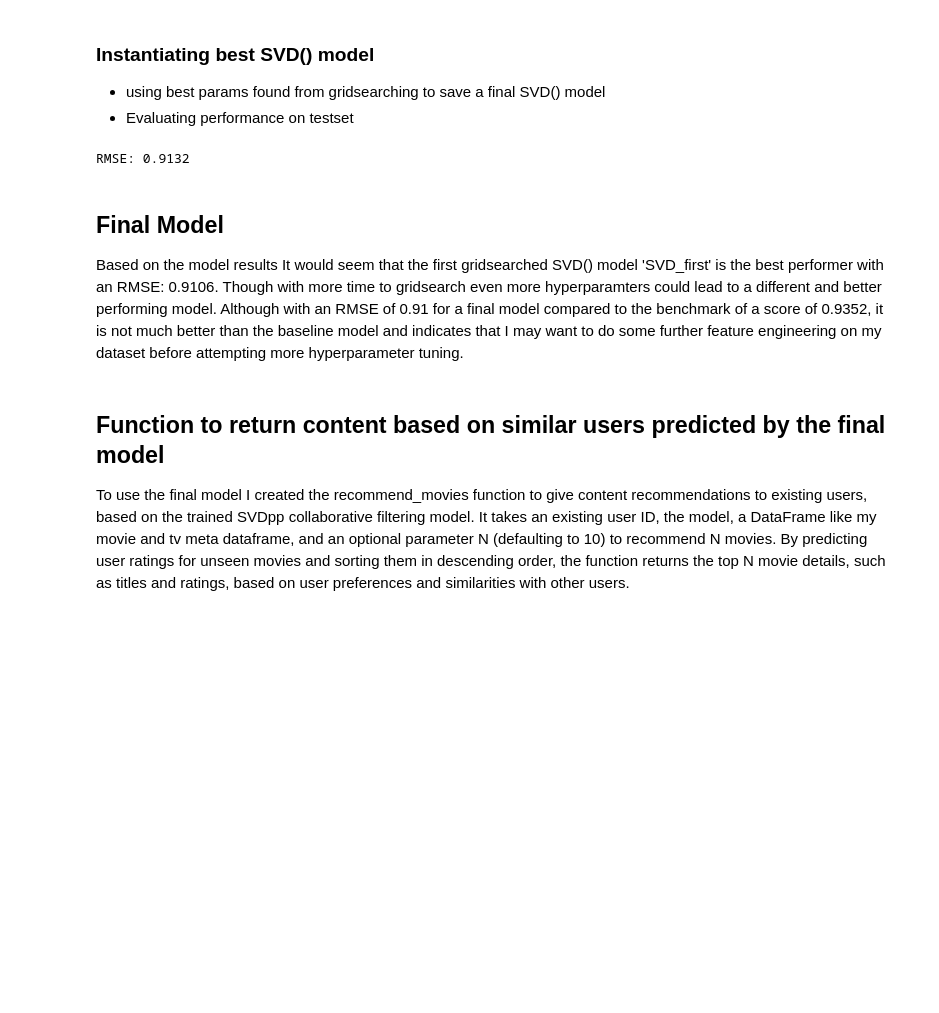
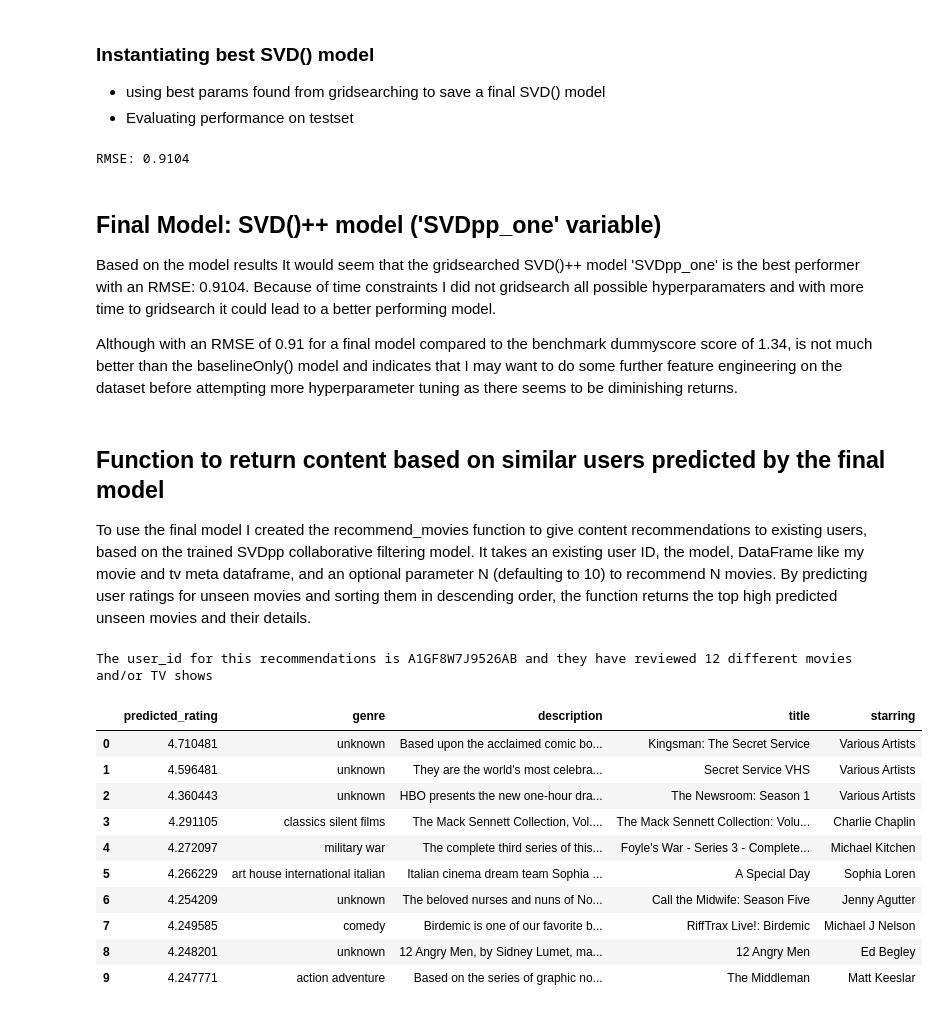
Before and after one commit to ImMaxRoss/film_finder, a Jupyter notebook: collaborative_filtering.ipynb, the cells around one changed output. Drawn from its saved outputs; the diff is of its cells as text; code cells hidden in the pictures; blank space fills up the shorter version.

```diff
--- a/collaborative_filtering.ipynb
+++ b/collaborative_filtering.ipynb
@@ -259,9 +267,9 @@ print(g_s_svdpp.best_params)
 - using best params found from gridsearching to save a final SVD() model
 - Evaluating performance on testset
 # %%
-SVDpp_one = SVDpp(n_factors=5,n_epochs=20, random_state=42)
+SVDpp_one = SVDpp(n_factors=5,n_epochs=20, cache_ratings=True, random_state=42)
 SVDpp_one.fit(trainset)
 predictions = SVDpp_one.test(testset)
-SVDpp_last = accuracy.rmse(predictions)
+SVDpp_first = accuracy.rmse(predictions)
 # %% [output]
-RMSE: 0.9132
+RMSE: 0.9104
@@ -268,10 +292,11 @@ RMSE: 0.9132
 # %% [markdown]
-## Final Model
-Based on the model results It would seem that the first gridsearched SVD() model 'SVD_first' is the best performer with an RMSE: 0.9106. Though with more time to gridsearch even more hyperparamters could lead to a different and better performing model.
-Although with an RMSE of 0.91 for a final model compared to the benchmark of a score of 0.9352, it is not much better than the baseline model and indicates that I may want to do some further feature engineering on my dataset before attempting more hyperparameter tuning.
+## Final Model: SVD()++ model ('SVDpp_one' variable)
+Based on the model results It would seem that the gridsearched SVD()++ model 'SVDpp_one' is the best performer with an RMSE: 0.9104. Because of time constraints I did not gridsearch all possible hyperparamaters and with more time to gridsearch it could lead to a better performing model.
+
+Although with an RMSE of 0.91 for a final model compared to the benchmark dummyscore score of 1.34, is not much better than the baselineOnly() model and indicates that I may want to do some further feature engineering on the dataset before attempting more hyperparameter tuning as there seems to be diminishing returns.
 # %% [markdown]
 ## Function to return content based on similar users predicted by the final model
-To use the final model I created the recommend_movies function to give content recommendations to existing users, based on the trained SVDpp collaborative filtering model. It takes an existing user ID, the model, a  DataFrame like my movie and tv meta dataframe, and an optional parameter N (defaulting to 10) to recommend N movies. By predicting user ratings for unseen movies and sorting them in descending order, the function returns the top N movie details, such as titles and ratings, based on user preferences and similarities with other users.
+To use the final model I created the recommend_movies function to give content recommendations to existing users, based on the trained SVDpp collaborative filtering model. It takes an existing user ID, the model, DataFrame like my movie and tv meta dataframe, and an optional parameter N (defaulting to 10) to recommend N movies. By predicting user ratings for unseen movies and sorting them in descending order, the function returns the top high predicted unseen movies and their details.
 # %%
 def recommend_movies(trained_model, movie_df, N=5, user_id=None):
 
@@ -315,0 +341,16 @@ def recommend_movies(trained_model, movie_df, N=5, user_id=None):
+# %%
+recommendations = recommend_movies(SVDpp_one, df_meta, N=10, user_id='A1GF8W7J9526AB')
+recommendations
+# %% [output]
+The user_id for this recommendations is A1GF8W7J9526AB and they have reviewed 12 different movies and/or TV shows
+|  | predicted_rating | genre | description | title | starring |
+| 0 | 4.710481 | unknown | Based upon the acclaimed comic bo... | Kingsman: The Secret Service | Various Artists |
+| 1 | 4.596481 | unknown | They are the world's most celebra... | Secret Service VHS | Various Artists |
+| 2 | 4.360443 | unknown | HBO presents the new one-hour dra... | The Newsroom: Season 1 | Various Artists |
+| 3 | 4.291105 | classics silent films | The Mack Sennett Collection, Vol.... | The Mack Sennett Collection: Volu... | Charlie Chaplin |
+| 4 | 4.272097 | military war | The complete third series of this... | Foyle's War - Series 3 - Complete... | Michael Kitchen |
+| 5 | 4.266229 | art house international italian | Italian cinema dream team Sophia ... | A Special Day | Sophia Loren |
+| 6 | 4.254209 | unknown | The beloved nurses and nuns of No... | Call the Midwife: Season Five | Jenny Agutter |
+| 7 | 4.249585 | comedy | Birdemic is one of our favorite b... | RiffTrax Live!: Birdemic | Michael J Nelson |
+| 8 | 4.248201 | unknown | 12 Angry Men, by Sidney Lumet, ma... | 12 Angry Men | Ed Begley |
+| 9 | 4.247771 | action adventure | Based on the series of graphic no... | The Middleman | Matt Keeslar |
```
Also changed, not shown: parts of 33 cells of this notebook, 11 other files.
